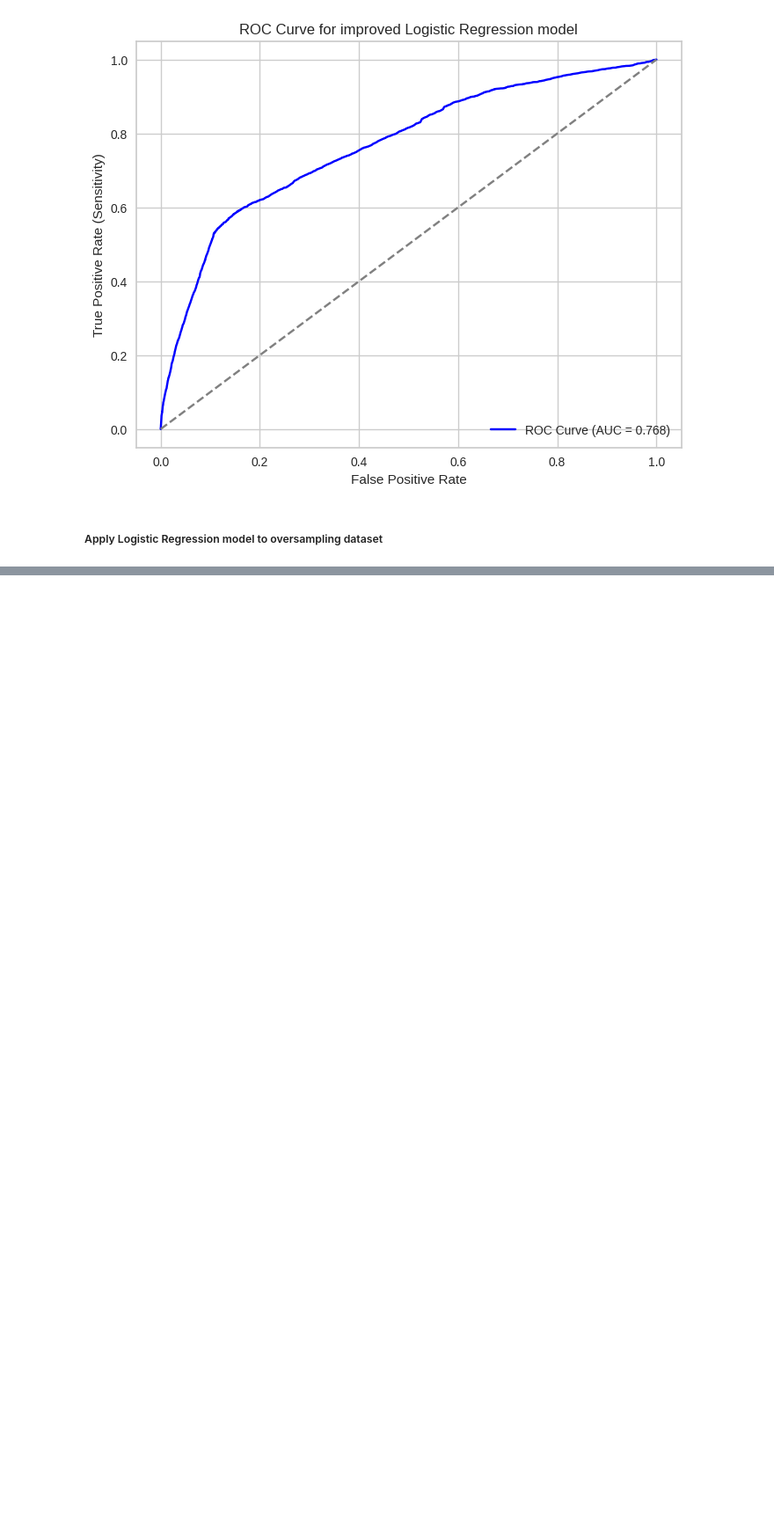
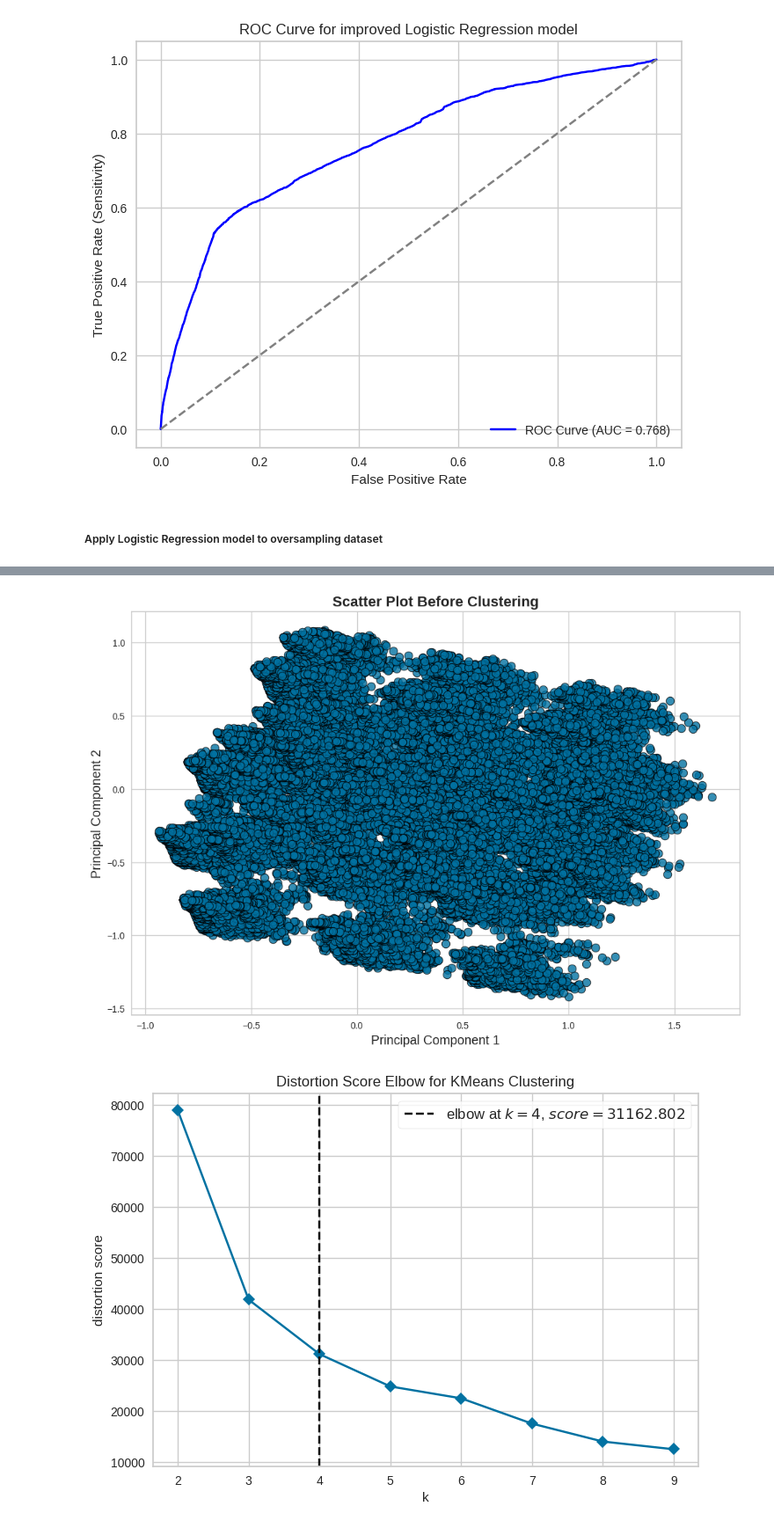
Before and after one commit to linhmai1609/CO7093_Big-Data_Coursework, a Jupyter notebook: logistic_regression_model_pyspark.ipynb, the cells around one changed output, grey strips where cells are left out. Shown at 88% size. Drawn from its saved outputs; the diff is of its cells as text; code cells hidden in the pictures; blank space fills up the shorter version.

```diff
--- a/logistic_regression_model_pyspark.ipynb
+++ b/logistic_regression_model_pyspark.ipynb
@@ -297,0 +460,5 @@ weighted avg       0.88      0.90      0.87     40025
+# %%
+mdp.trainAndTestKmeansClassifiers(DATA_PATH='data/Dataset_revised_new.csv', sampling=None)
+# %% [output]
+[figure, added]
+[figure, added]
```
Also changed, not shown: parts of 10 cells of this notebook, 1 other file.
